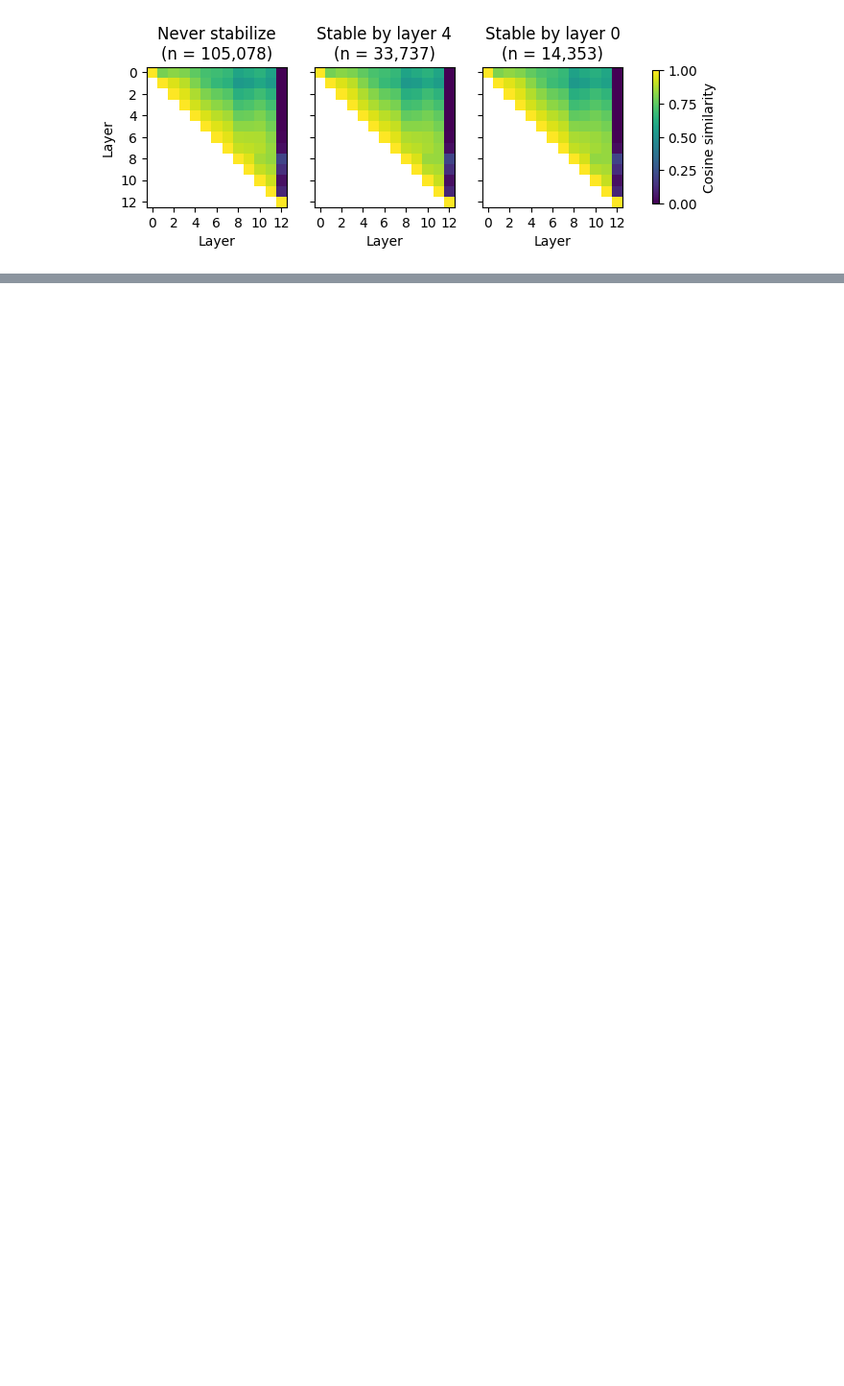
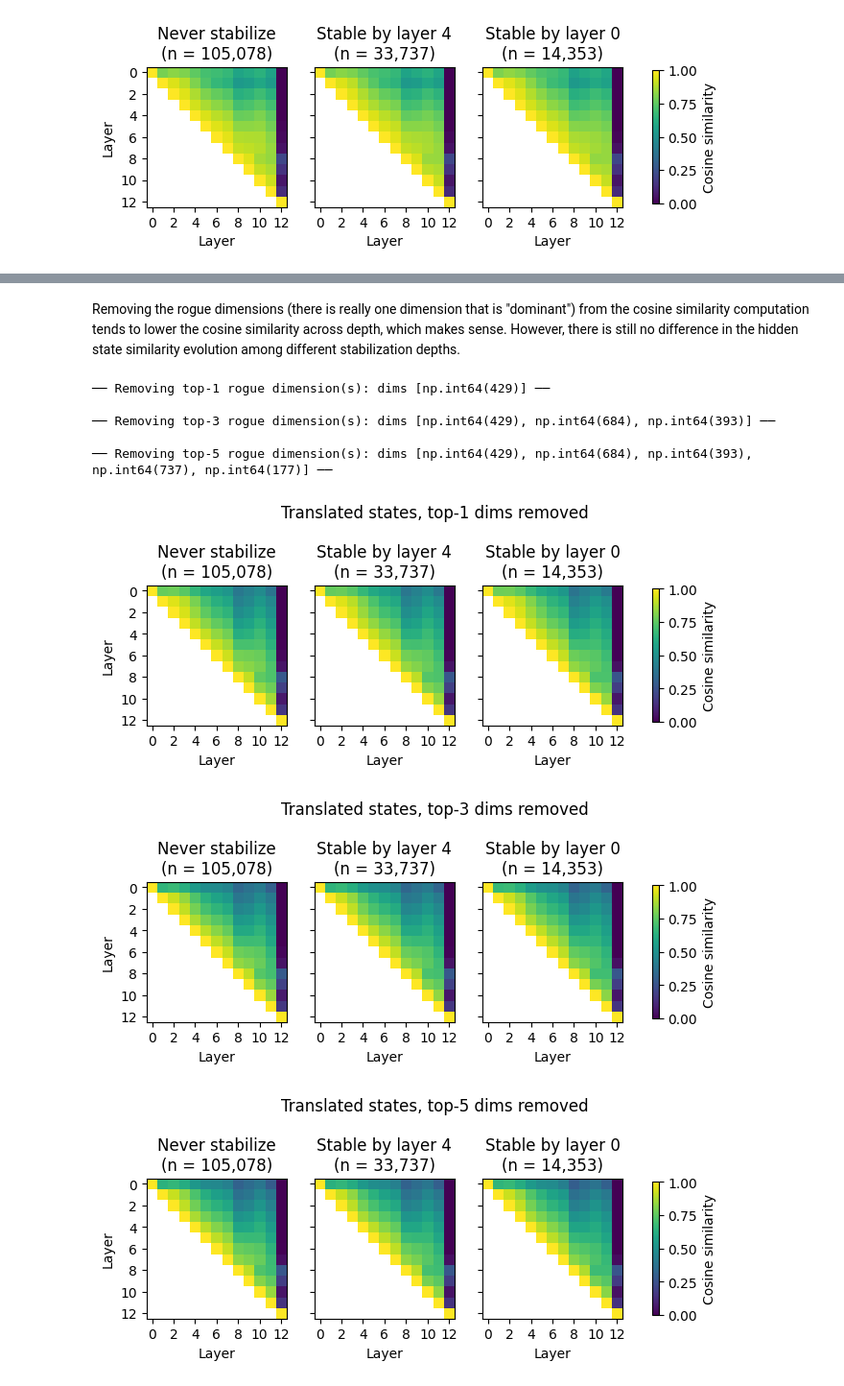
Before and after one commit to ychnli/depth-routing, a Jupyter notebook: notebooks/hidden_layer_cosine_analysis.ipynb, the cells around one changed output, grey strips where cells are left out. Shown at 96% size. Drawn from its saved outputs; the diff is of its cells as text; code cells hidden in the pictures; blank space fills up the shorter version.

```diff
--- a/notebooks/hidden_layer_cosine_analysis.ipynb
+++ b/notebooks/hidden_layer_cosine_analysis.ipynb
@@ -153,0 +623,17 @@ plt.show()
+# %% [markdown]
+Removing the rogue dimensions (there is really one dimension that is "dominant") from the cosine similarity computation tends to lower the cosine similarity across depth, which makes sense. However, there is still no difference in the hidden state similarity evolution among different stabilization depths.
+# %%
+for k in K_VALUES:
+    print(f"\n── Removing top-{k} rogue dimension(s): dims {list(rogue_by_k[k])} ──")
+    fig = plot_cossim_matrix(cos_mean_tl_rm[k], categories, cat_labels, token_count_rm)
+    fig.suptitle(f"Translated states, top-{k} dims removed", y=1.02)
+    plt.savefig(f"../figures/translated_hidden_cossim_top-{k}_rogue_removed.pdf", bbox_inches="tight")
+# %% [output]
+── Removing top-1 rogue dimension(s): dims [np.int64(429)] ──
+
+── Removing top-3 rogue dimension(s): dims [np.int64(429), np.int64(684), np.int64(393)] ──
+
+── Removing top-5 rogue dimension(s): dims [np.int64(429), np.int64(684), np.int64(393), np.int64(737), np.int64(177)] ──
+[figure, added]
+[figure, added]
+[figure, added]
```
Also changed, not shown: parts of 45 cells of this notebook, 16 other files.
